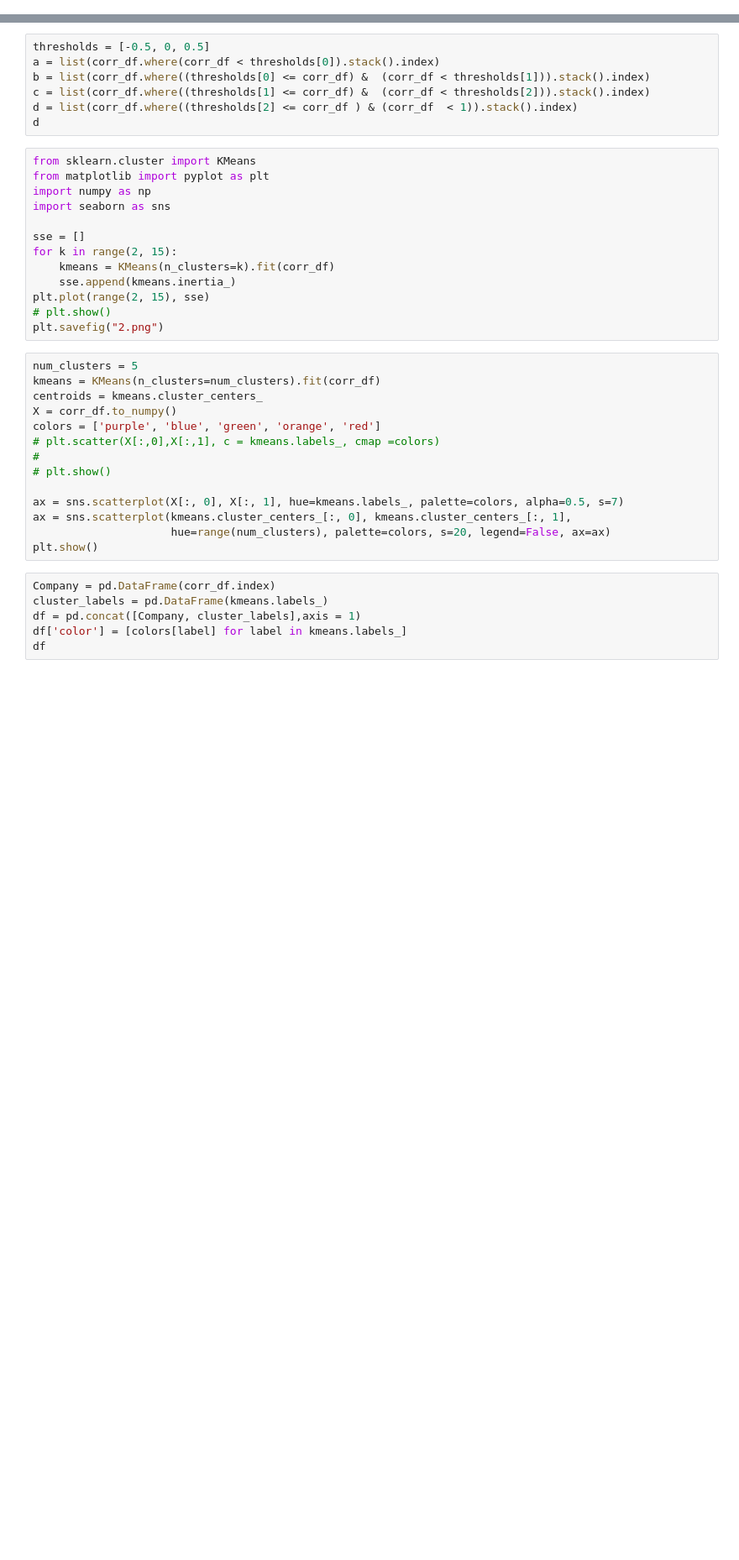
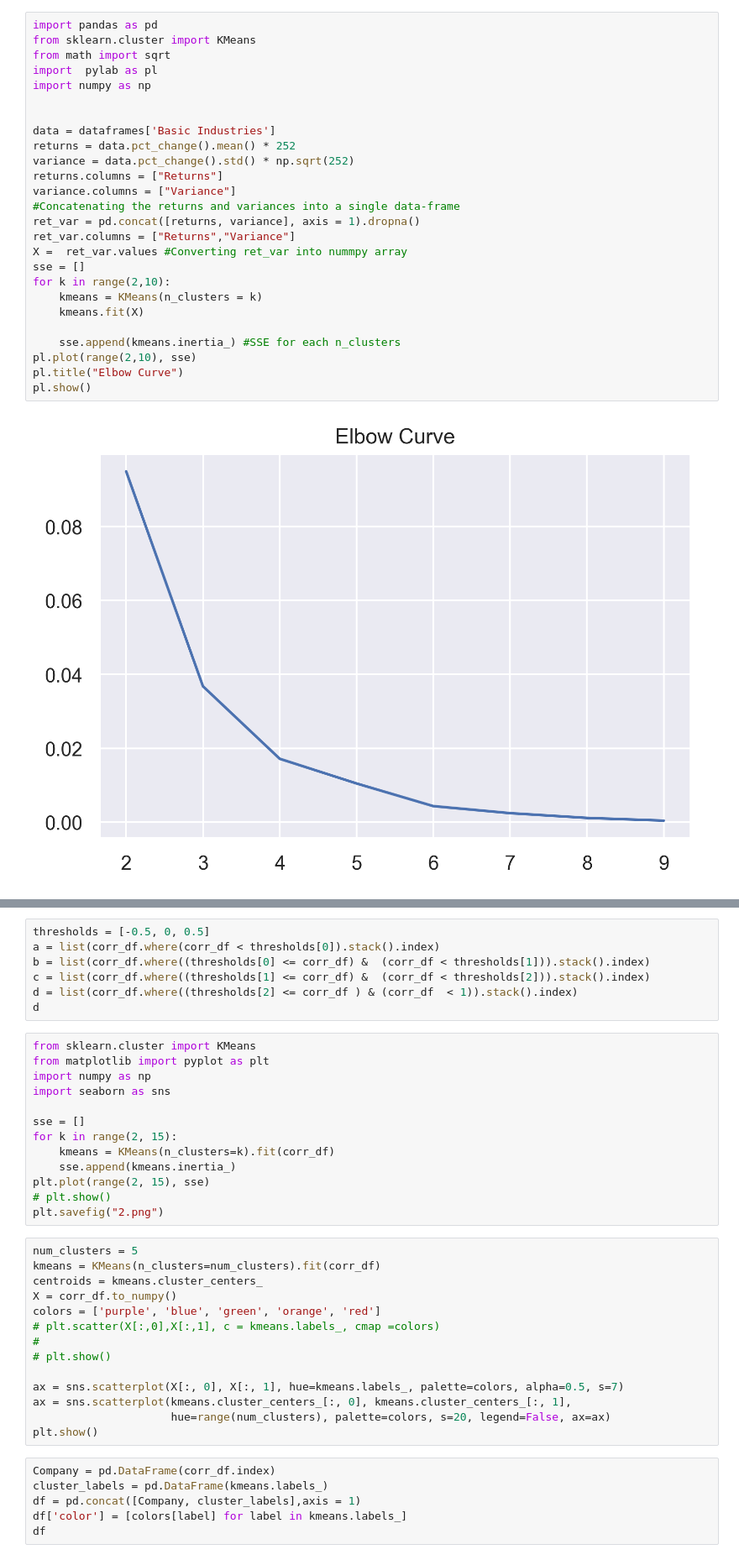
Before and after one commit to nadav-alali/Needle-Project, a Jupyter notebook: main.ipynb, the cells around one changed output, grey strips where cells are left out. Shown at 84% size. Drawn from its saved outputs; the diff is of its cells as text; blank space fills up the shorter version.

```diff
--- a/main.ipynb
+++ b/main.ipynb
@@ -132,0 +247,28 @@ plt.savefig("1.png")
+# %%
+import pandas as pd
+from sklearn.cluster import KMeans
+from math import sqrt
+import  pylab as pl
+import numpy as np
+
+
+data = dataframes['Basic Industries']
+returns = data.pct_change().mean() * 252
+variance = data.pct_change().std() * np.sqrt(252)
+returns.columns = ["Returns"]
+variance.columns = ["Variance"]
+#Concatenating the returns and variances into a single data-frame
+ret_var = pd.concat([returns, variance], axis = 1).dropna()
+ret_var.columns = ["Returns","Variance"]
+X =  ret_var.values #Converting ret_var into nummpy array
+sse = []
+for k in range(2,10):
+    kmeans = KMeans(n_clusters = k)
+    kmeans.fit(X)
+
+    sse.append(kmeans.inertia_) #SSE for each n_clusters
+pl.plot(range(2,10), sse)
+pl.title("Elbow Curve")
+pl.show()
+# %% [output]
+[figure, added]
```
Also changed, not shown: parts of 16 cells of this notebook, 2 other files.
